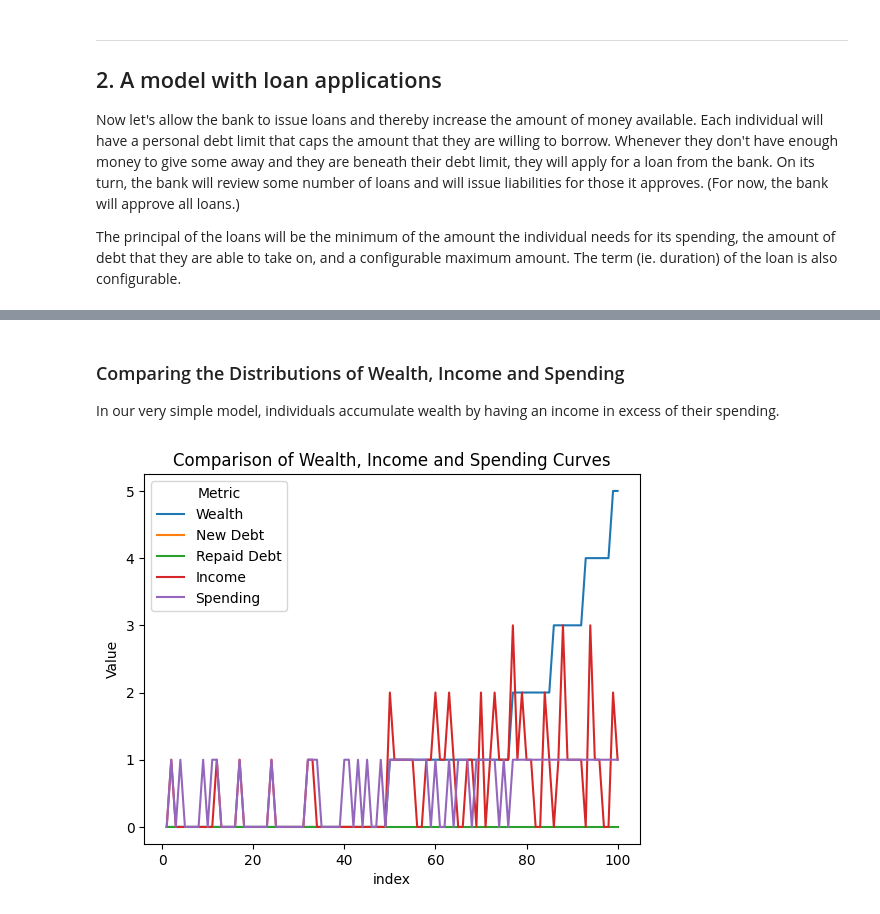
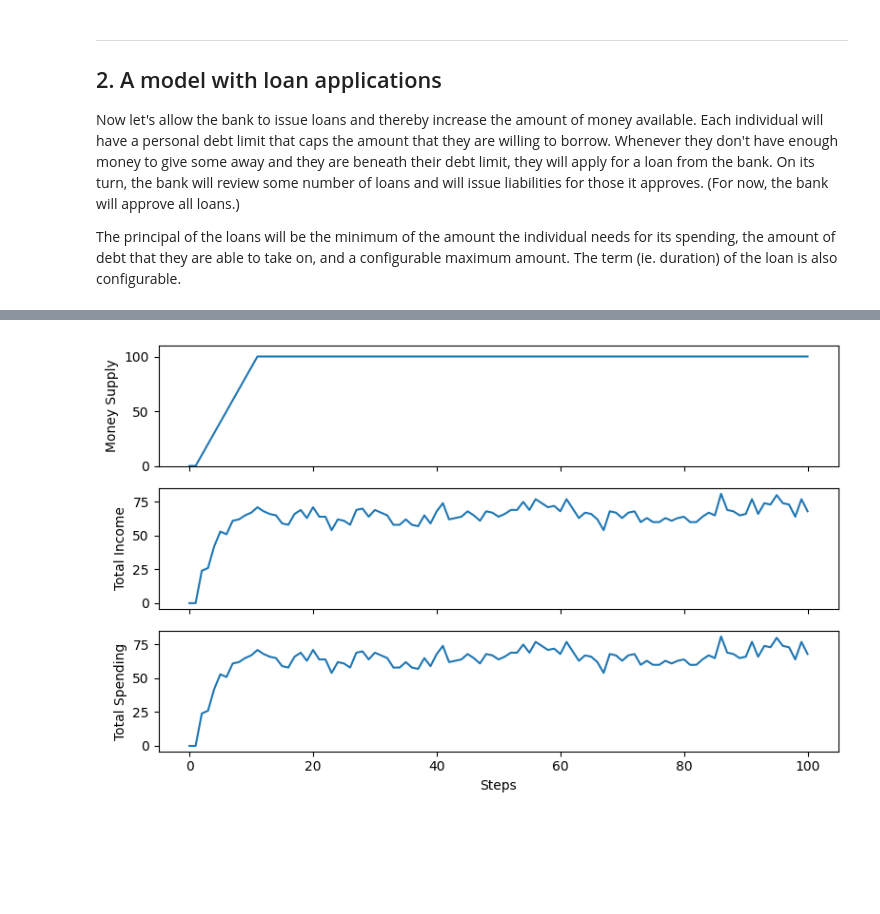
Before and after one commit to fillstaley/econolab, a Jupyter notebook: boltzmann-bank.ipynb, the cells around one changed output, grey strips where cells are left out. Cells and saved outputs as stored; diff of their text form; code cells hidden in the pictures; blank space fills up the shorter version.

```diff
--- a/boltzmann-bank.ipynb
+++ b/boltzmann-bank.ipynb
@@ -195,14 +118,4 @@ g.set(title="Individual Spending Gini Index", xlabel="steps");
-# %% [markdown]
-### Comparing the Distributions of Wealth, Income and Spending
-
-In our very simple model, individuals accumulate wealth by having an income in excess of their spending.
-# %%
-last_step = individual_df.index.get_level_values("Step").max()
-wis_df = individual_df.xs(last_step, level="Step").sort_values(by="Wealth")
-wis_df.index = range(1, len(wis_df) + 1)
-long_wis_df = wis_df.reset_index().melt(id_vars="index", var_name="Metric", value_name="Value")
-
-g = sns.lineplot(data=long_wis_df, x="index", y="Value", hue="Metric")
-g.set(title="Comparison of Wealth, Income and Spending Curves");
-# %% [output]
-[figure, removed]
+# %%
+plot_model_data(loans_model)
+# %% [output]
+[figure, added]
```
Also changed, not shown: parts of 27 cells of this notebook.
